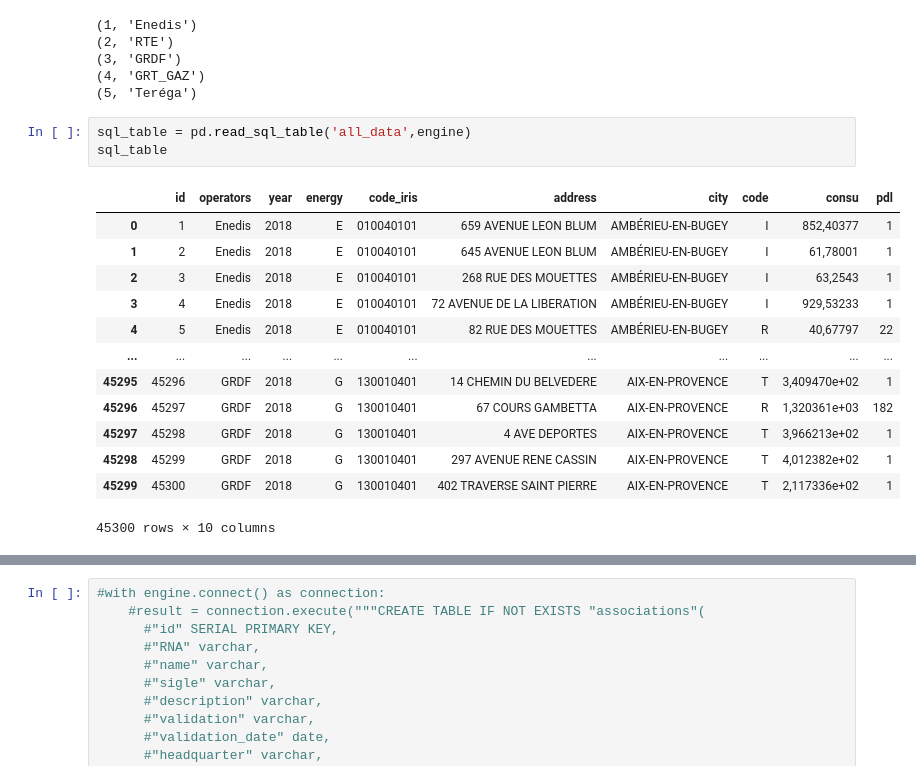
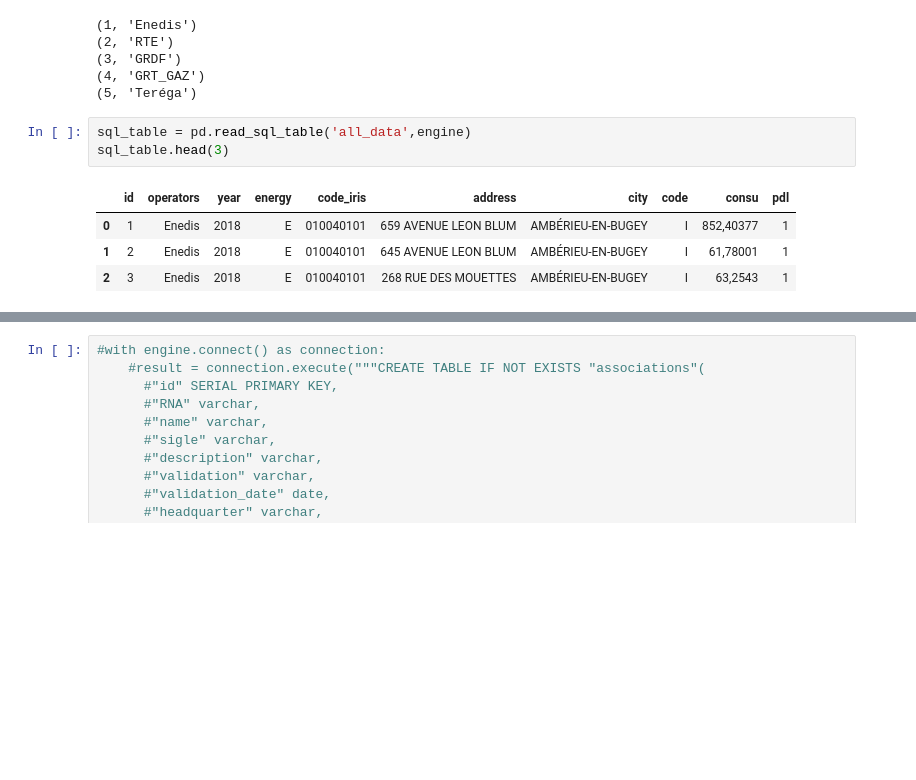
Before and after one commit to myg-af/energies_final, a Jupyter notebook: jupyter_project.ipynb, the cells around one changed output, grey strips where cells are left out. Saved outputs shown, nothing was run; the diff lists cells and outputs as text; blank space fills up the shorter version.

```diff
--- a/jupyter_project.ipynb
+++ b/jupyter_project.ipynb
@@ -347,20 +408,11 @@ with engine.connect() as connection:
 (5, 'Teréga')
 # %%
 sql_table = pd.read_sql_table('all_data',engine)
-sql_table
+sql_table.head(3)
 # %% [output]
 |  | id | operators | year | energy | code_iris | address | city | code | consu | pdl |
 | 0 | 1 | Enedis | 2018 | E | 010040101 | 659 AVENUE LEON BLUM | AMBÉRIEU-EN-BUGEY | I | 852,40377 | 1 |
 | 1 | 2 | Enedis | 2018 | E | 010040101 | 645 AVENUE LEON BLUM | AMBÉRIEU-EN-BUGEY | I | 61,78001 | 1 |
 | 2 | 3 | Enedis | 2018 | E | 010040101 | 268 RUE DES MOUETTES | AMBÉRIEU-EN-BUGEY | I | 63,2543 | 1 |
-| 3 | 4 | Enedis | 2018 | E | 010040101 | 72 AVENUE DE LA LIBERATION | AMBÉRIEU-EN-BUGEY | I | 929,53233 | 1 |
-| 4 | 5 | Enedis | 2018 | E | 010040101 | 82 RUE DES MOUETTES | AMBÉRIEU-EN-BUGEY | R | 40,67797 | 22 |
-| ... | ... | ... | ... | ... | ... | ... | ... | ... | ... | ... |
-| 45295 | 45296 | GRDF | 2018 | G | 130010401 | 14 CHEMIN DU BELVEDERE | AIX-EN-PROVENCE | T | 3,409470e+02 | 1 |
-| 45296 | 45297 | GRDF | 2018 | G | 130010401 | 67 COURS GAMBETTA | AIX-EN-PROVENCE | R | 1,320361e+03 | 182 |
-| 45297 | 45298 | GRDF | 2018 | G | 130010401 | 4 AVE DEPORTES | AIX-EN-PROVENCE | T | 3,966213e+02 | 1 |
-| 45298 | 45299 | GRDF | 2018 | G | 130010401 | 297 AVENUE RENE CASSIN | AIX-EN-PROVENCE | T | 4,012382e+02 | 1 |
-| 45299 | 45300 | GRDF | 2018 | G | 130010401 | 402 TRAVERSE SAINT PIERRE | AIX-EN-PROVENCE | T | 2,117336e+02 | 1 |
-45300 rows × 10 columns
 # %%
 table = pd.read_sql_table('deliveries',engine)
```
Also changed, not shown: parts of 33 cells of this notebook, 2 other files.
